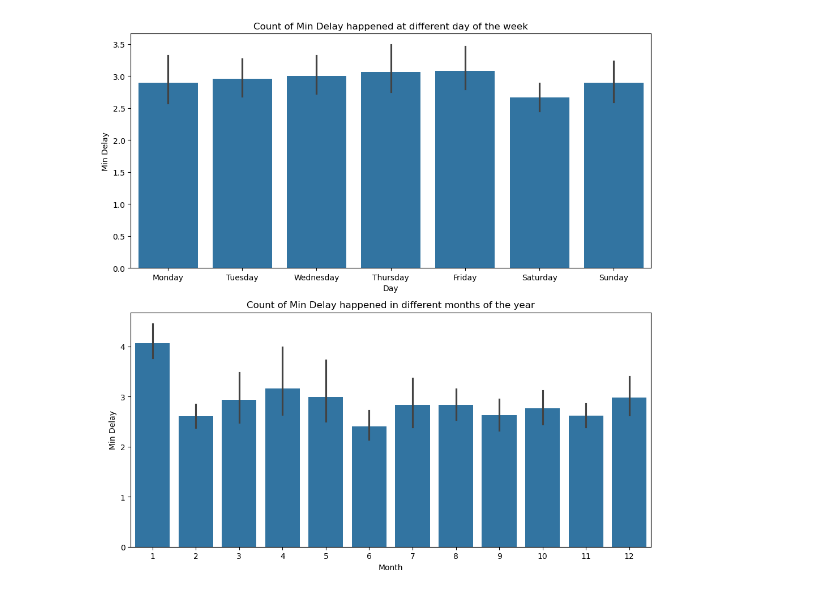
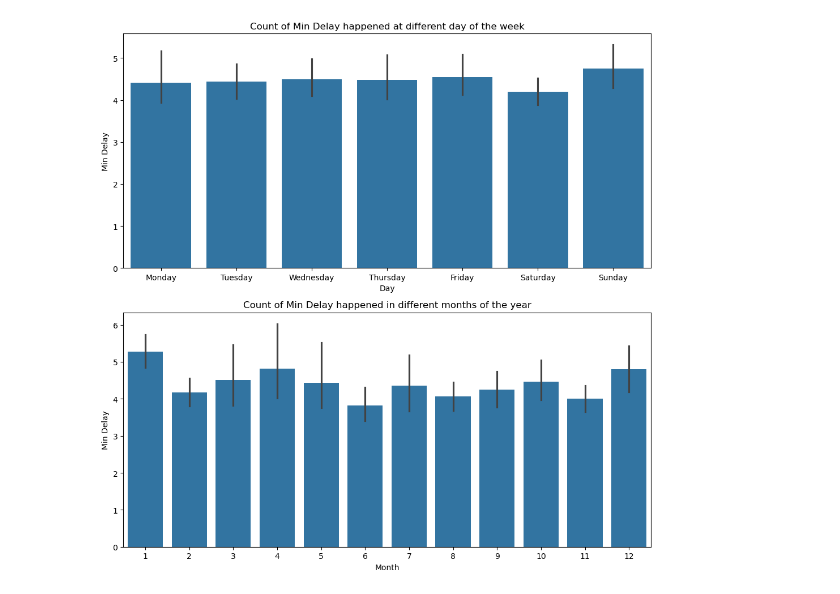
Before and after one commit to jcpeinado/Team_Project-TTC_Delays, a Jupyter notebook: 02_data_processing/03_visualization_model.ipynb, the cells around one changed output. Cells and saved outputs as stored; diff of their text form; code cells hidden in the pictures.

```diff
--- a/02_data_processing/03_visualization_model.ipynb
+++ b/02_data_processing/03_visualization_model.ipynb
@@ -9,22 +9,22 @@ from sklearn.compose import ColumnTransformer
 from sklearn.pipeline import Pipeline
 from sklearn.impute import SimpleImputer
 # %%
-# Load the dataset
-df_delay = pd.read_csv('../01_raw_data/df_delay.csv')
+#load, clean the dataset and perform data transformation
+df_class_model = pd.read_csv('../data/processed_data/df_delay.csv')
 # %%
 #Creating subplots
 fig, ax = plt.subplots(2, 1, figsize=(10, 10))
 
 #  Analyzing trends - Visualizing the count of Min Delay happened different day of the week
-sns.barplot(x=df_delay['Day'], y=df_delay['Min Delay'],ax=ax[0])
+sns.barplot(x=df_class_model['Day'], y=df_class_model['Min Delay'],ax=ax[0])
 ax[0].set_title('Count of Min Delay happened at different day of the week')
 
 # Analyzing trends - Visualizing the count of Min Delay happened in different months of the year
-sns.barplot(x=df_delay['Month'], y=df_delay['Min Delay'], ax=ax[1])
+sns.barplot(x=df_class_model['Month'], y=df_class_model['Min Delay'], ax=ax[1])
 ax[1].set_title('Count of Min Delay happened in different months of the year')
 
 
 plt.tight_layout()
 plt.show()
 # %% [output]
-[figure, old version]
+[figure, new version]
```
Also changed, not shown: 2 other files.
